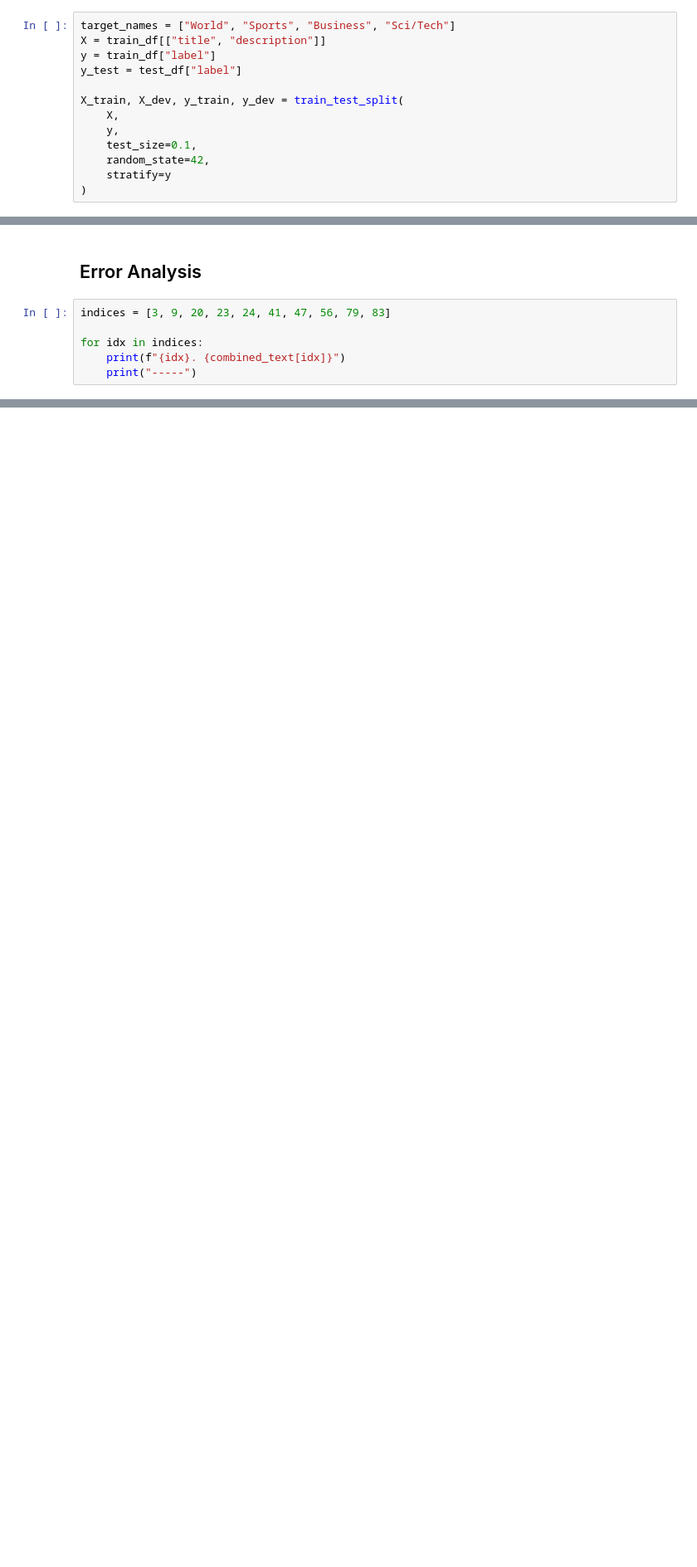
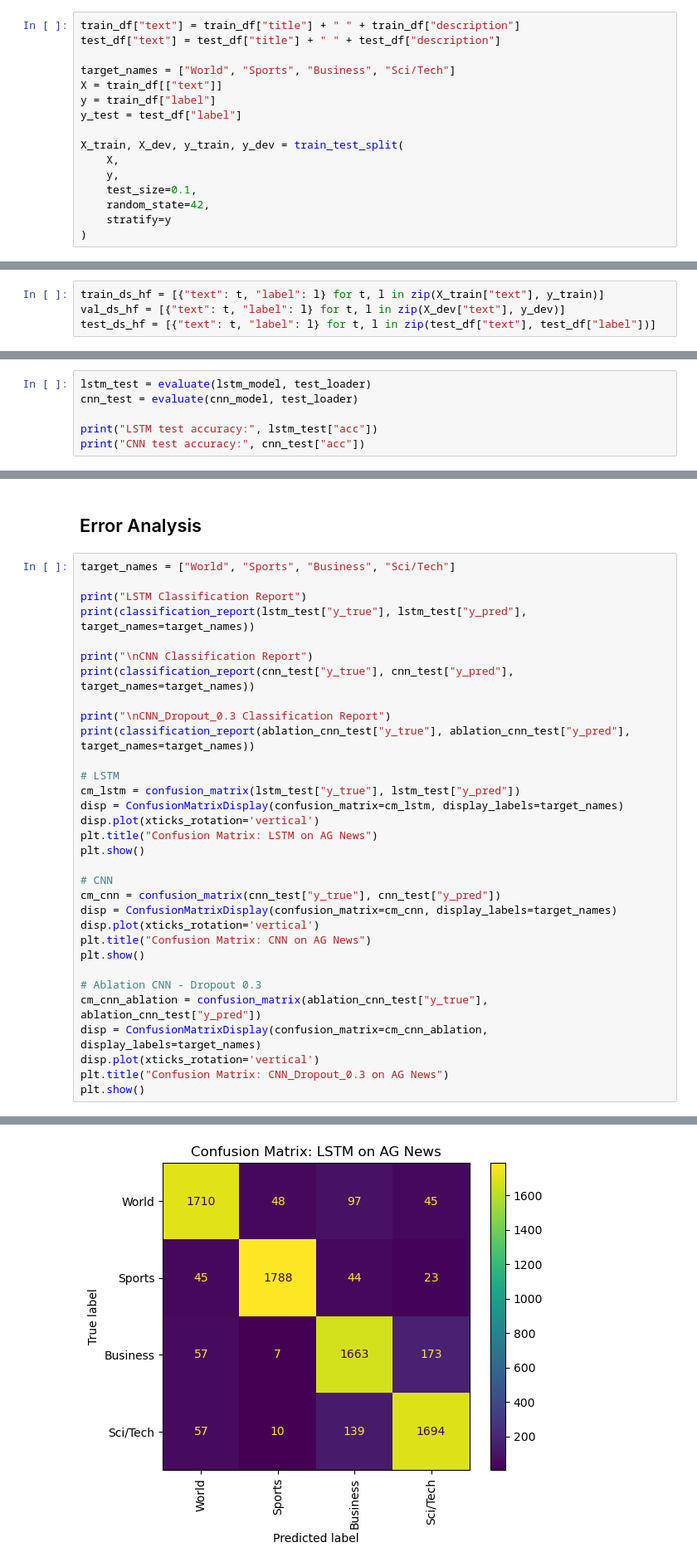
Before and after one commit to ThisIsPiclasso/nlp_assignment_2, a Jupyter notebook: neural_model_comparison_assignment_2.ipynb, the cells around one changed output, grey strips where cells are left out. Shown at 83% size. Drawn from its saved outputs; the diff is of its cells as text; blank space fills up the shorter version.

Commit message:
implemented cnn and lstm model and ablation for cnn

```diff
--- a/neural_model_comparison_assignment_2.ipynb
+++ b/neural_model_comparison_assignment_2.ipynb
@@ -29,6 +60,9 @@ Since the data already came pre-split into train and test data, we use test_trai
 # %%
+train_df["text"] = train_df["title"] + " " + train_df["description"]
+test_df["text"] = test_df["title"] + " " + test_df["description"]
+
 target_names = ["World", "Sports", "Business", "Sci/Tech"]
-X = train_df[["title", "description"]]
+X = train_df[["text"]]
 y = train_df["label"]
 y_test = test_df["label"]
 
@@ -44 +76,5 @@ X_train, X_dev, y_train, y_dev = train_test_split(
+# %%
+train_ds_hf = [{"text": t, "label": l} for t, l in zip(X_train["text"], y_train)]
+val_ds_hf = [{"text": t, "label": l} for t, l in zip(X_dev["text"], y_dev)]
+test_ds_hf = [{"text": t, "label": l} for t, l in zip(test_df["text"], test_df["label"])]
 # %% [markdown]
@@ -222,0 +462,6 @@ Displaying first 20 misclassifications of the SVM model:
+# %%
+lstm_test = evaluate(lstm_model, test_loader)
+cnn_test = evaluate(cnn_model, test_loader)
+
+print("LSTM test accuracy:", lstm_test["acc"])
+print("CNN test accuracy:", cnn_test["acc"])
@@ -223,9 +514,35 @@ Displaying first 20 misclassifications of the SVM model:
 # %% [markdown]
 ## Error Analysis
 # %%
-indices = [3, 9, 20, 23, 24, 41, 47, 56, 79, 83]
+target_names = ["World", "Sports", "Business", "Sci/Tech"]
 
-for idx in indices:
-    print(f"{idx}. {combined_text[idx]}")
-    print("-----")
+print("LSTM Classification Report")
+print(classification_report(lstm_test["y_true"], lstm_test["y_pred"], target_names=target_names))
+
+print("\nCNN Classification Report")
+print(classification_report(cnn_test["y_true"], cnn_test["y_pred"], target_names=target_names))
+
+print("\nCNN_Dropout_0.3 Classification Report")
+print(classification_report(ablation_cnn_test["y_true"], ablation_cnn_test["y_pred"], target_names=target_names))
+
+# LSTM
+cm_lstm = confusion_matrix(lstm_test["y_true"], lstm_test["y_pred"])
+disp = ConfusionMatrixDisplay(confusion_matrix=cm_lstm, display_labels=target_names)
+disp.plot(xticks_rotation='vertical')
+plt.title("Confusion Matrix: LSTM on AG News")
+plt.show()
+
+# CNN
+cm_cnn = confusion_matrix(cnn_test["y_true"], cnn_test["y_pred"])
+disp = ConfusionMatrixDisplay(confusion_matrix=cm_cnn, display_labels=target_names)
+disp.plot(xticks_rotation='vertical')
+plt.title("Confusion Matrix: CNN on AG News")
+plt.show()
+
+# Ablation CNN - Dropout 0.3
+cm_cnn_ablation = confusion_matrix(ablation_cnn_test["y_true"], ablation_cnn_test["y_pred"])
+disp = ConfusionMatrixDisplay(confusion_matrix=cm_cnn_ablation, display_labels=target_names)
+disp.plot(xticks_rotation='vertical')
+plt.title("Confusion Matrix: CNN_Dropout_0.3 on AG News")
+plt.show()
 # %% [output]
@@ -251,0 +566 @@ for idx in indices:
+[figure, added]
```
Also changed, not shown: parts of 34 cells of this notebook, 1 other file.
